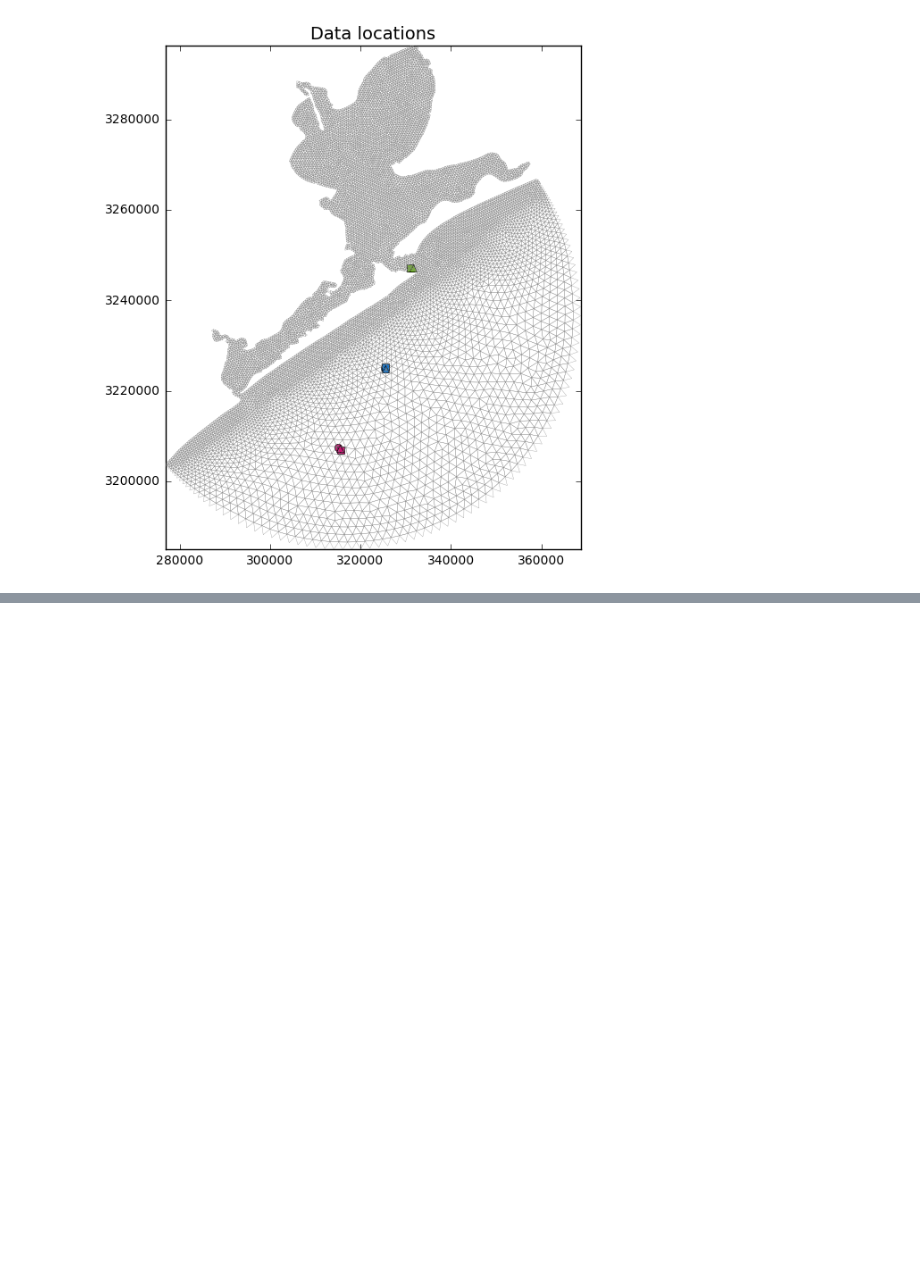
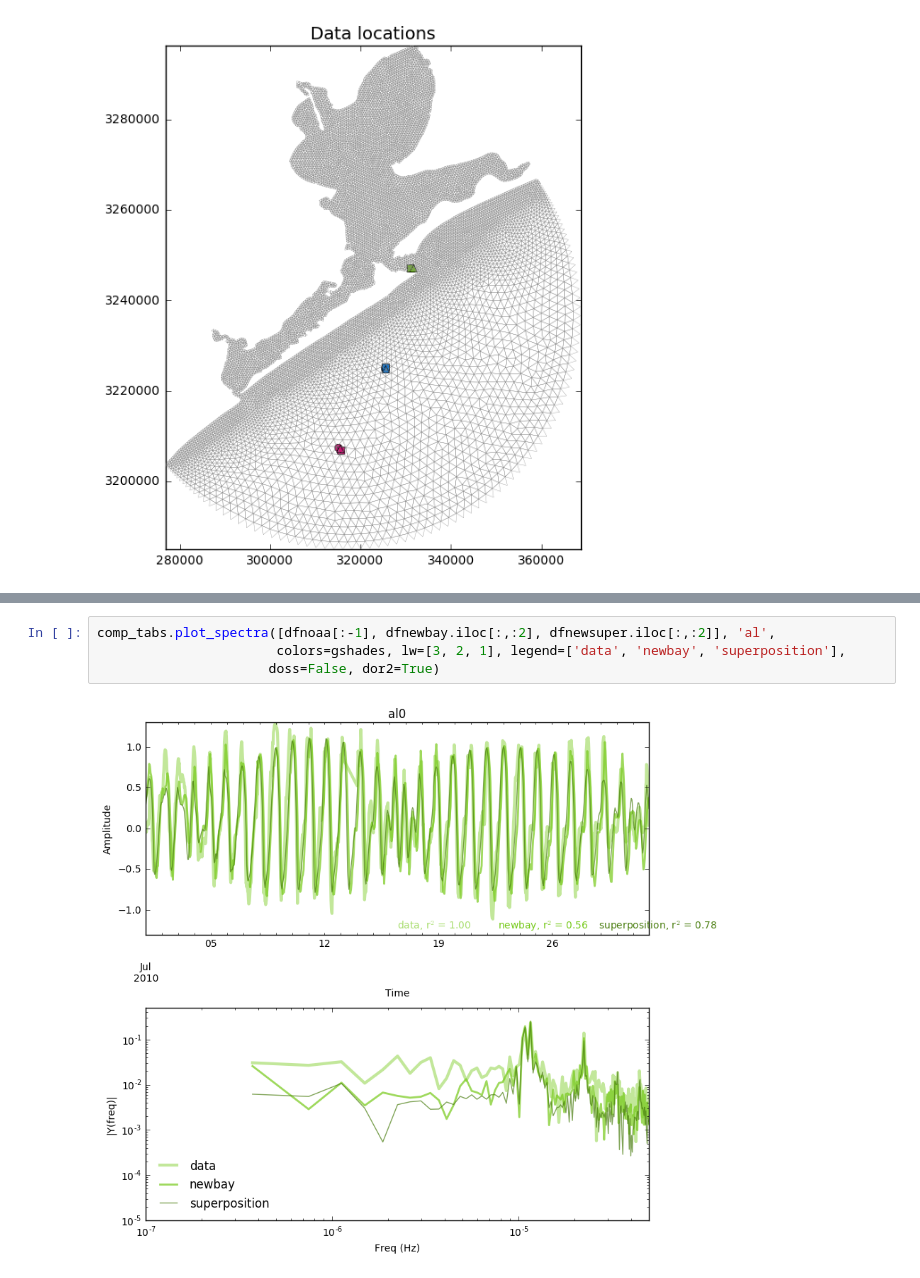
Before and after one commit to kthyng/blended, a Jupyter notebook: summary2010.ipynb, the cells around one changed output, grey strips where cells are left out. Saved outputs shown, nothing was run; the diff lists cells and outputs as text; blank space fills up the shorter version.

```diff
--- a/summary2010.ipynb
+++ b/summary2010.ipynb
@@ -74,0 +86,6 @@ NameError: global name 'do2' is not defined
+# %%
+comp_tabs.plot_spectra([dfnoaa[:-1], dfnewbay.iloc[:,:2], dfnewsuper.iloc[:,:2]], 'al',
+                       colors=gshades, lw=[3, 2, 1], legend=['data', 'newbay', 'superposition'],
+                      doss=False, dor2=True)
+# %% [output]
+[figure, added]
```
Also changed, not shown: parts of 11 cells of this notebook.
